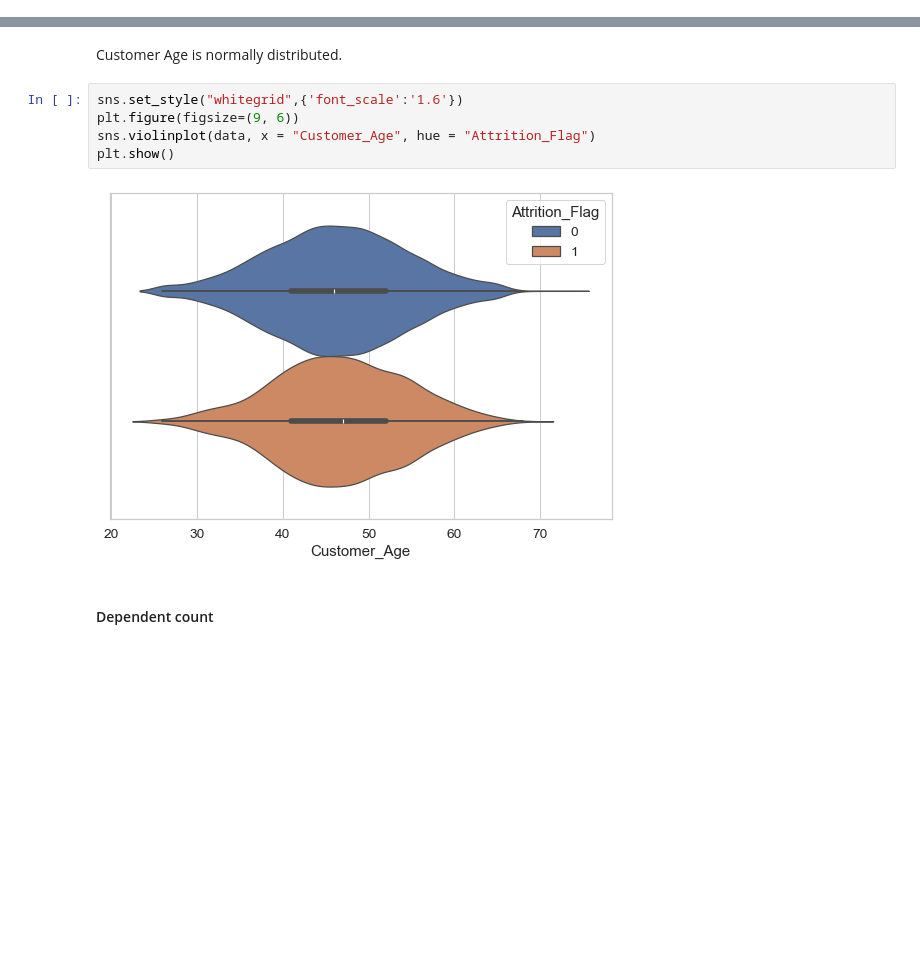
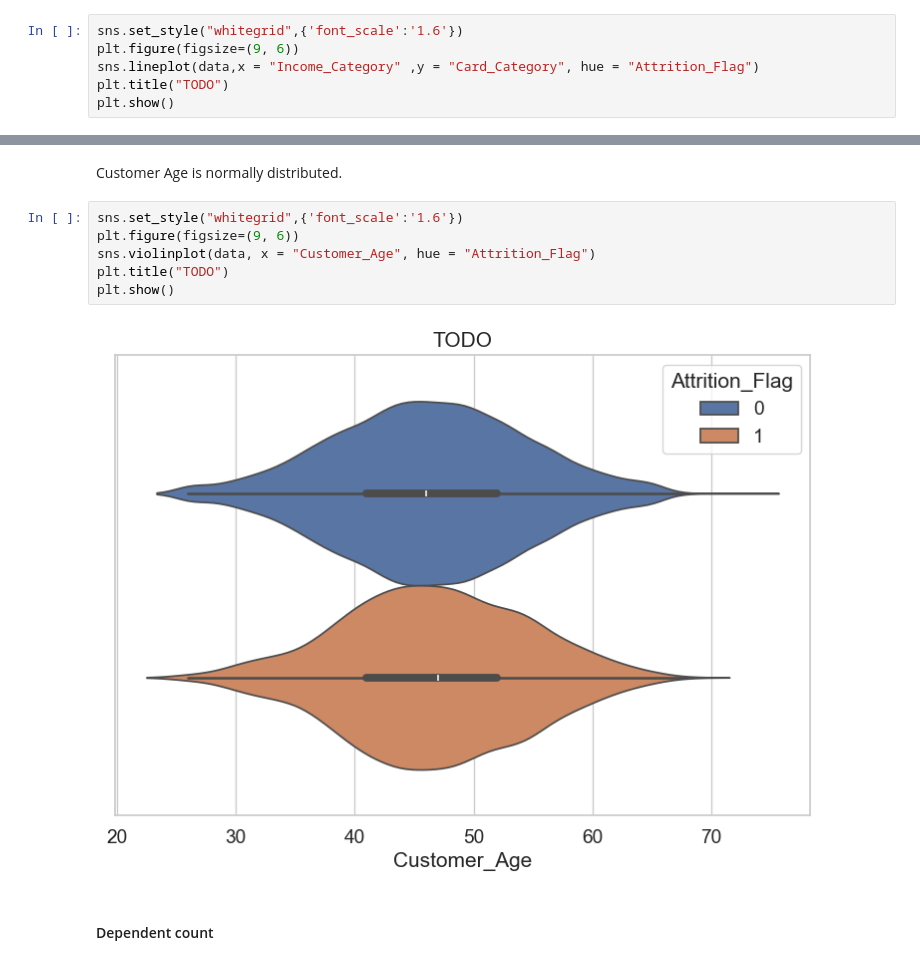
Before and after one commit to kasiadybcio/Credit_card, a Jupyter notebook: 1.eda.ipynb, the cells around one changed output, grey strips where cells are left out. Cells and saved outputs as stored; diff of their text form; blank space fills up the shorter version.

Commit message:
added plots, dataset split

```diff
--- a/1.eda.ipynb
+++ b/1.eda.ipynb
@@ -494,2 +498,8 @@ plt.show()
 # %% [markdown]
 In our dataset there's a slight imbalance in gender distribution, with a abou 6% higher representation of female customers compared to male customers. Females also wttrited more frequently than males.
+# %%
+sns.set_style("whitegrid",{'font_scale':'1.6'})
+plt.figure(figsize=(9, 6))
+sns.lineplot(data,x = "Income_Category" ,y = "Card_Category", hue = "Attrition_Flag")
+plt.title("TODO")
+plt.show()
@@ -571,10 +586,11 @@ Customer Age is normally distributed.
 # %%
 sns.set_style("whitegrid",{'font_scale':'1.6'})
 plt.figure(figsize=(9, 6))
 sns.violinplot(data, x = "Customer_Age", hue = "Attrition_Flag")
+plt.title("TODO")
 plt.show()
 # %% [output]
-[figure, old version]
+[figure, new version]
 # %% [markdown]
 #### Dependent count
 # %%
```
Also changed, not shown: parts of 94 cells of this notebook, 4 other files.
